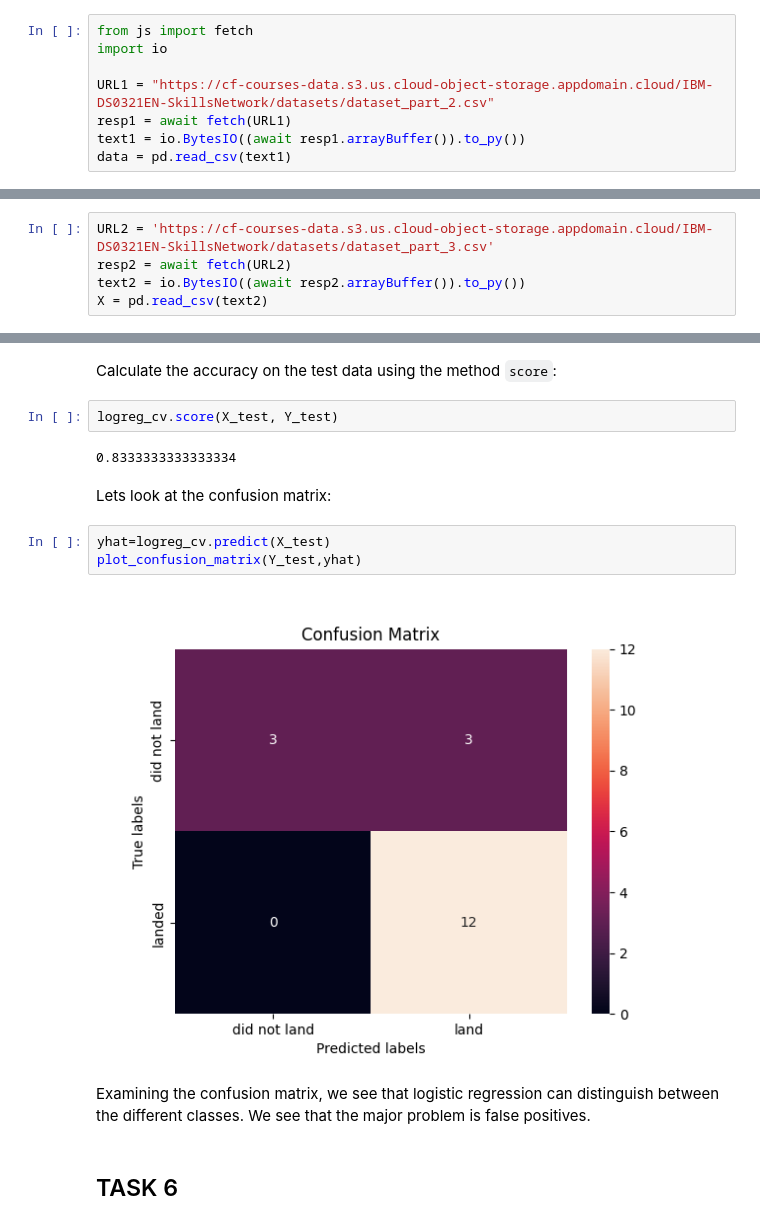
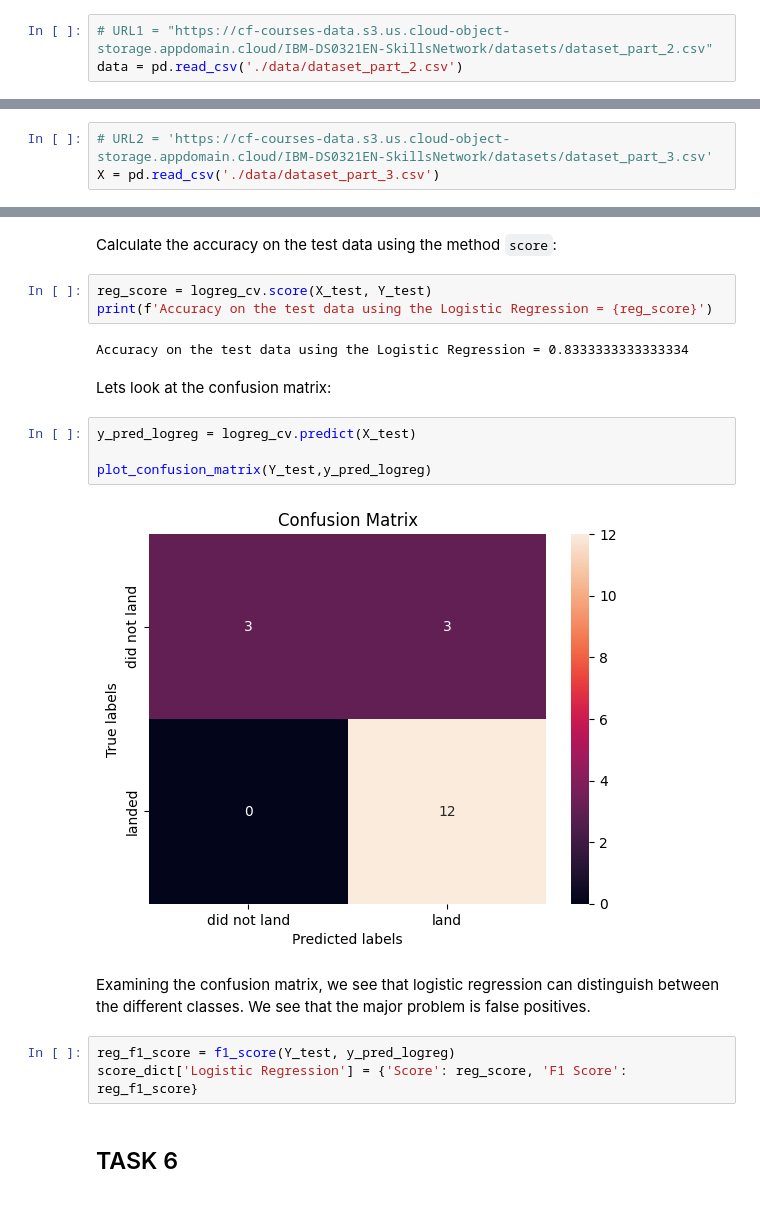
Before and after one commit to akkuzova/ibm-applied-data-science-capstone, a Jupyter notebook: w4_machine_learning_prediction.ipynb, the cells around one changed output, grey strips where cells are left out. Drawn from its saved outputs; the diff is of its cells as text.

Commit message:
read data from local stored files

```diff
--- a/w4_machine_learning_prediction.ipynb
+++ b/w4_machine_learning_prediction.ipynb
@@ -84,13 +82,8 @@ def plot_confusion_matrix(y,y_predict):
 # %% [markdown]
 Load the data
 # %%
-from js import fetch
-import io
-
-URL1 = "https://cf-courses-data.s3.us.cloud-object-storage.appdomain.cloud/IBM-DS0321EN-SkillsNetwork/datasets/dataset_part_2.csv"
-resp1 = await fetch(URL1)
-text1 = io.BytesIO((await resp1.arrayBuffer()).to_py())
-data = pd.read_csv(text1)
+# URL1 = "https://cf-courses-data.s3.us.cloud-object-storage.appdomain.cloud/IBM-DS0321EN-SkillsNetwork/datasets/dataset_part_2.csv"
+data = pd.read_csv('./data/dataset_part_2.csv')
 # %%
 data.head()
 # %% [output]
@@ -101,10 +94,8 @@ data.head()
 | 3 | 4 | 2013-09-29 | Falcon 9 | 500.000000 | PO | VAFB SLC 4E | False Ocean | 1 | False | ... |
 | 4 | 5 | 2013-12-03 | Falcon 9 | 3170.000000 | GTO | CCAFS SLC 40 | None None | 1 | False | ... |
 # %%
-URL2 = 'https://cf-courses-data.s3.us.cloud-object-storage.appdomain.cloud/IBM-DS0321EN-SkillsNetwork/datasets/dataset_part_3.csv'
-resp2 = await fetch(URL2)
-text2 = io.BytesIO((await resp2.arrayBuffer()).to_py())
-X = pd.read_csv(text2)
+# URL2 = 'https://cf-courses-data.s3.us.cloud-object-storage.appdomain.cloud/IBM-DS0321EN-SkillsNetwork/datasets/dataset_part_3.csv'
+X = pd.read_csv('./data/dataset_part_3.csv')
 # %%
 X.head(100)
 # %% [output]
@@ -185,18 +176,23 @@ accuracy : 0.8464285714285713
 # %% [markdown]
 Calculate the accuracy on the test data using the method <code>score</code>:
 # %%
-logreg_cv.score(X_test, Y_test)
+reg_score = logreg_cv.score(X_test, Y_test)
+print(f'Accuracy on the test data using the Logistic Regression = {reg_score}')
 # %% [output]
-0.8333333333333334
+Accuracy on the test data using the Logistic Regression = 0.8333333333333334
 # %% [markdown]
 Lets look at the confusion matrix:
 # %%
-yhat=logreg_cv.predict(X_test)
-plot_confusion_matrix(Y_test,yhat)
+y_pred_logreg = logreg_cv.predict(X_test)
+
+plot_confusion_matrix(Y_test,y_pred_logreg)
 # %% [output]
-[figure, old version]
+[figure, new version]
 # %% [markdown]
 Examining the confusion matrix, we see that logistic regression can distinguish between the different classes.  We see that the major problem is false positives.
+# %%
+reg_f1_score = f1_score(Y_test, y_pred_logreg)
+score_dict['Logistic Regression'] = {'Score': reg_score, 'F1 Score': reg_f1_score}
 # %% [markdown]
 ## TASK  6
 # %% [markdown]
```
Also changed, not shown: parts of 23 cells of this notebook.
